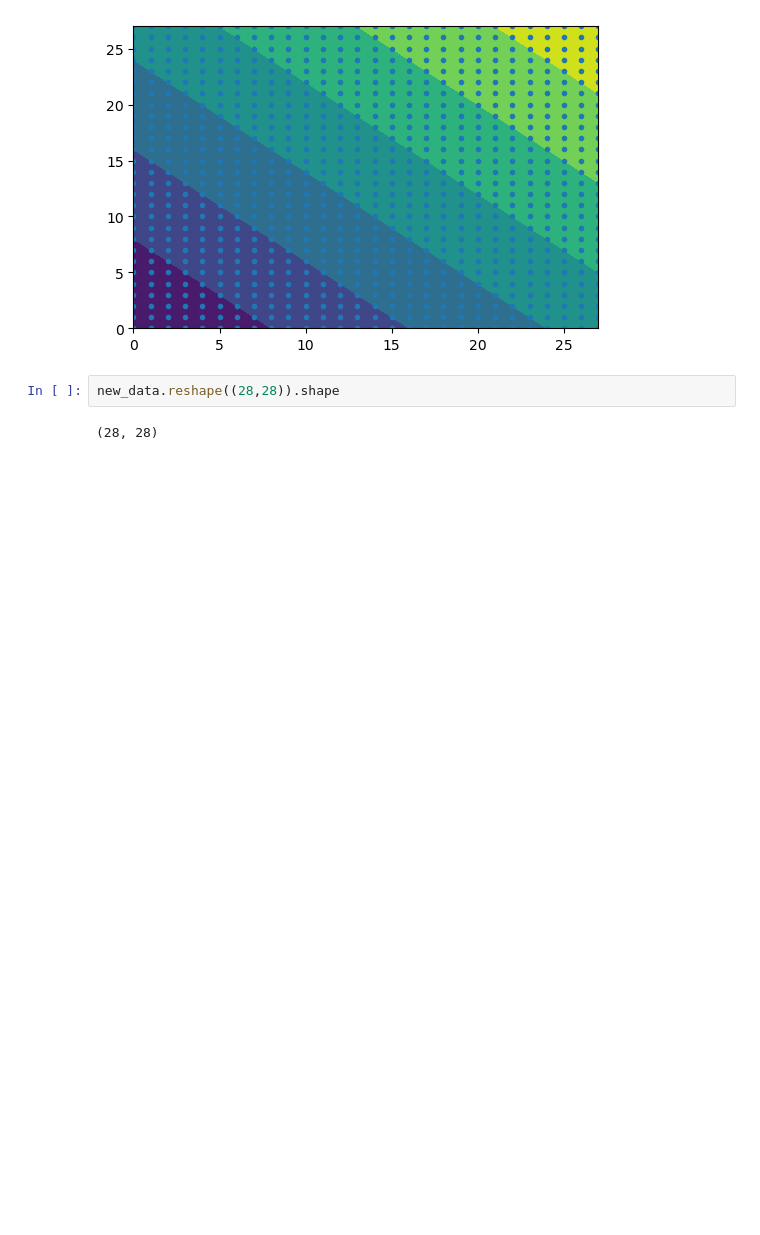
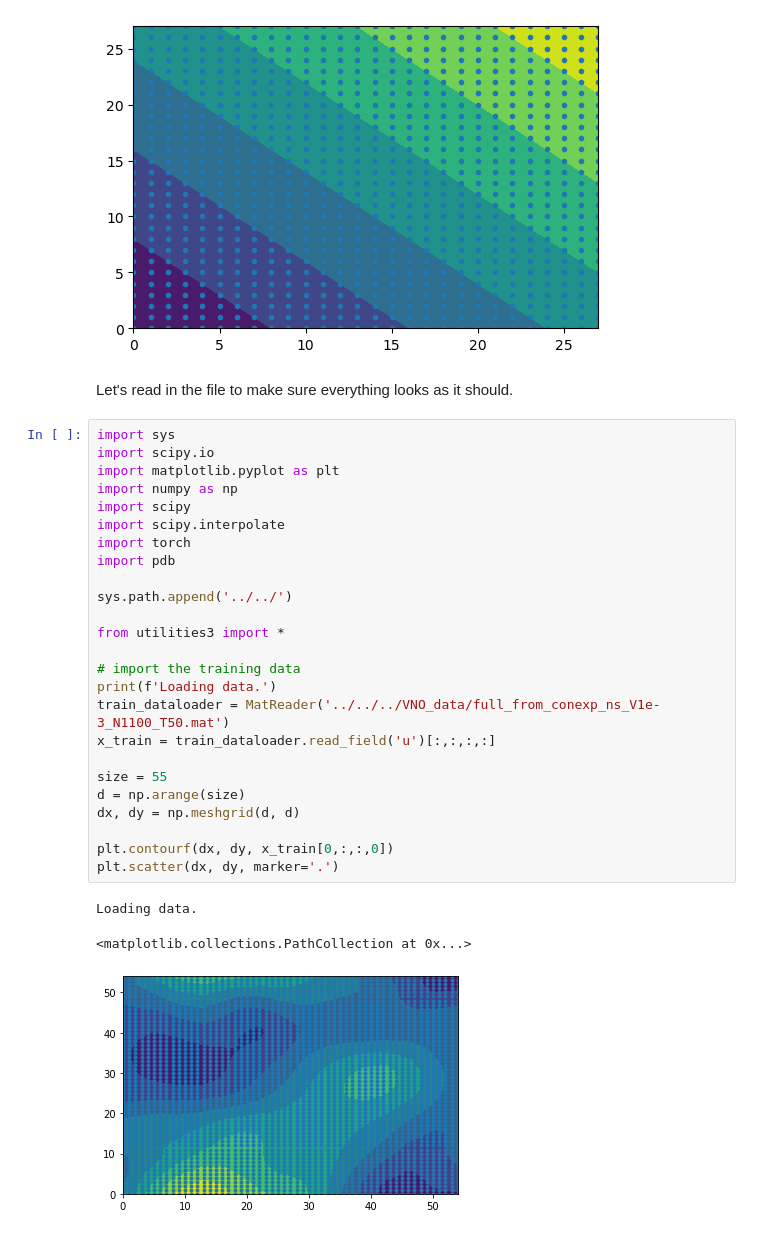
Before and after one commit to mmichelis/VNO_SAM, a Jupyter notebook: Benchmarking/data_generation/interpolation.ipynb, the cells around one changed output. Cells and saved outputs as stored; diff of their text form; blank space fills up the shorter version.

Commit message:
checking the linear interpolation data is correct

```diff
--- a/Benchmarking/data_generation/interpolation.ipynb
+++ b/Benchmarking/data_generation/interpolation.ipynb
@@ -133,7 +133,34 @@ plt.scatter(dx, dy, marker='.')
 # %% [output]
 <matplotlib.collections.PathCollection at 0x...>
 [figure]
-# %%
-new_data.reshape((28,28)).shape
-# %% [output]
-(28, 28)
+# %% [markdown]
+Let's read in the file to make sure everything looks as it should.
+# %%
+import sys
+import scipy.io
+import matplotlib.pyplot as plt
+import numpy as np
+import scipy
+import scipy.interpolate
+import torch
+import pdb
+
+sys.path.append('../../')
+
+from utilities3 import *
+
+# import the training data
+print(f'Loading data.')
+train_dataloader = MatReader('../../../VNO_data/full_from_conexp_ns_V1e-3_N1100_T50.mat')
+x_train = train_dataloader.read_field('u')[:,:,:,:]
+
+size = 55
+d = np.arange(size)
+dx, dy = np.meshgrid(d, d)
+
+plt.contourf(dx, dy, x_train[0,:,:,0])
+plt.scatter(dx, dy, marker='.')
+# %% [output]
+Loading data.
+<matplotlib.collections.PathCollection at 0x...>
+[figure, added]
```
